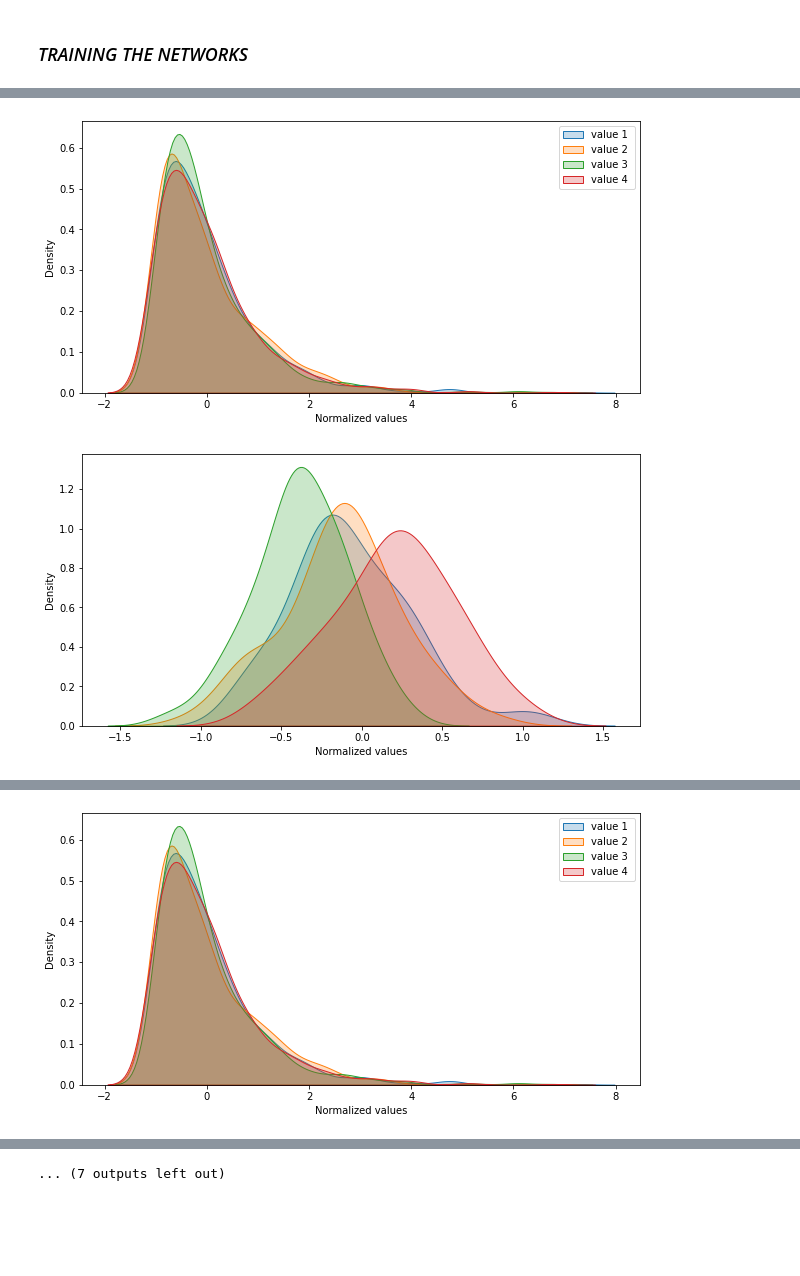
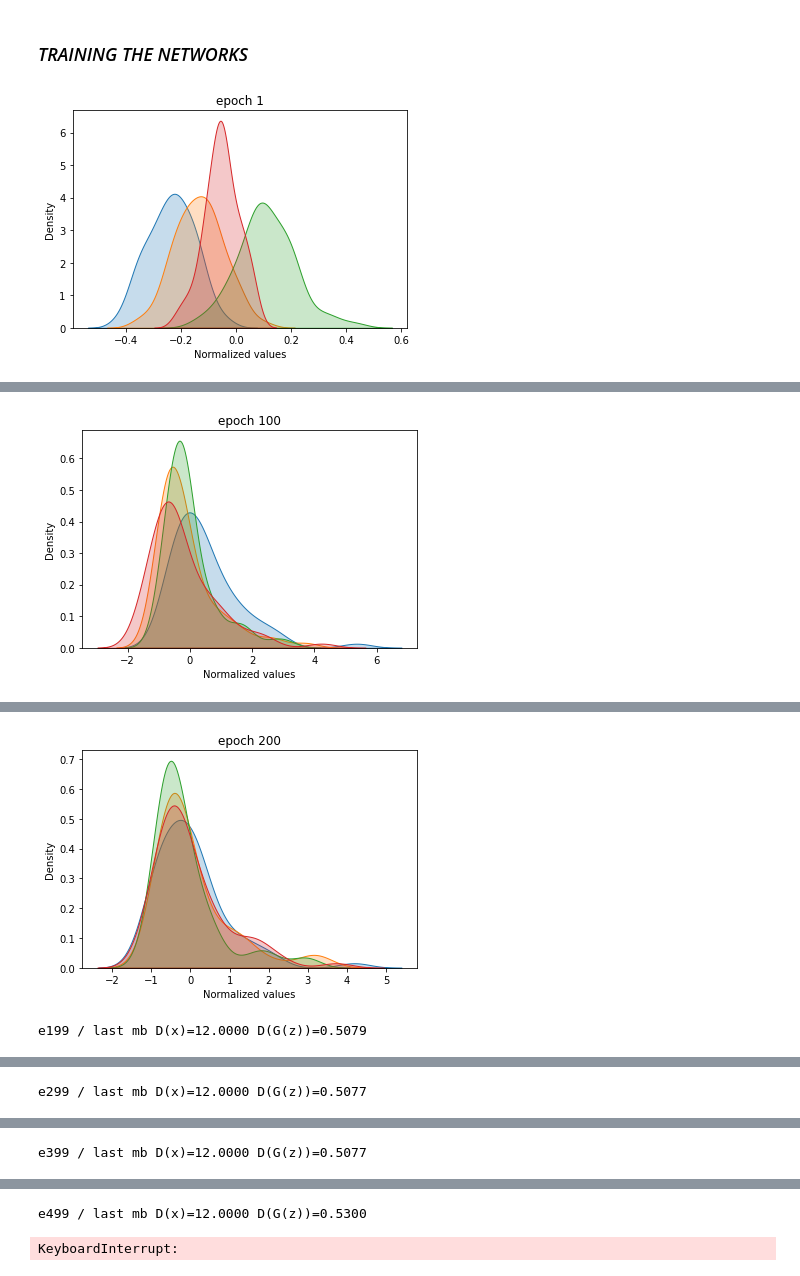
Before and after one commit to celine98/genhack, a Jupyter notebook: inferences.ipynb, the cells around one changed output, grey strips where cells are left out. Saved outputs shown, nothing was run; the diff lists cells and outputs as text; code cells hidden in the pictures; blank space fills up the shorter version.

```diff
--- a/inferences.ipynb
+++ b/inferences.ipynb
@@ -44,3 +42,2 @@
 # %%
-train_df = pd.read_csv("train.csv", index_col=0, names=["val1", "val2", "val3", "val4"])
-display(train_df)
+train_df = pd.read_csv("train.csv", index_col=0, names=["VAL1", "VAL2", "VAL3", "VAL4"])
@@ -70,8 +166,8 @@ train_df_normalized = (train_df-train_df.mean())/train_df.std()
 ### *DATA VISUALIZATION*
 # %%
 plt.figure(figsize=(10,5))
-for column in train_df_normalized.columns:
-    sns.kdeplot(train_df_normalized[column], shade=True)
+for column in train_df.columns:
+    sns.kdeplot(train_df[column], shade=True)
 plt.xlabel("Normalized values")
 plt.legend(labels=["value 1", "value 2 ", "value 3", "value 4"])
 plt.show()
@@ -111,18 +204,17 @@ class Disciminator(nn.Module):
 # %%
 class Generator(nn.Module):
 
-    def __init__(self, z_size=100):
+    def __init__(self, z_size=50):
         super(Generator, self).__init__()
-        self.fc1 = nn.Linear(z_size, 128)
+        self.fc1 = nn.Linear(z_size, 16)
         self.nl1 = nn.LeakyReLU(0.25)
-        self.fc2 = nn.Linear(128, 32)
-        self.bn2 = nn.BatchNorm1d(32)
+        self.fc2 = nn.Linear(16, 64)
         self.nl2 = nn.LeakyReLU(0.125)
-        self.fc3 = nn.Linear(32, 4)
+        self.fc3 = nn.Linear(64, 4)
 
     def forward(self, x):
         o = self.nl1(self.fc1(x))
-        o = self.nl2(self.bn2(self.fc2(o)))
+        o = self.nl2(self.fc2(o))
         return self.fc3(o)
 # %%
 D = Disciminator().to(device)
@@ -188,12 +277,9 @@ optimizerG = optim.SGD(G.parameters(), lr=0.05)
 # %%
 criterion = nn.BCELoss()
 n_epochs = 10000
-fixed_noise = torch.randn(batch_size, 100).to(device)
+fixed_noise = torch.randn(batch_size, 50).to(device)
 collect_x_gen = []
 # %%
-D = Disciminator().to(device)
-G = Generator().to(device)
-
 for epoch in range(n_epochs):
 
     for i,data in enumerate(train_ds_loader, 0):
@@ -207,7 +293,7 @@ for epoch in range(n_epochs):
         D_x_real = D(x_real)
         lossD_real = criterion(D_x_real, torch.ones((x_real.shape[0],1)).to(device))
 
-        z = torch.randn(batch_size, 100).to(device)
+        z = torch.randn(batch_size, 50).to(device)
         x_gen = G(z).detach()
         D_x_gen = D(x_gen)
         lossD_fake = criterion(D_x_gen, torch.zeros((x_gen.shape[0],1)).to(device))
@@ -216,11 +302,11 @@ for epoch in range(n_epochs):
         lossD.backward()
         optimizerD.step()
 
-        # STEP 2 : Discriminator optimization step
+        # STEP 2 : Generator optimization step
 
         optimizerG.zero_grad()
 
-        z = torch.randn(batch_size, 100).to(device)
+        z = torch.randn(batch_size, 50).to(device)
         x_gen = G(z)
 
         D_x_gen = D(x_gen)
@@ -229,26 +315,19 @@ for epoch in range(n_epochs):
         lossG.backward()
         optimizerG.step()
 
-    if (epoch+1)%500 == 0 or epoch==0:
-
-        print("epoch {} || lossD = {} | lossG = {}".format(epoch+1, lossD.item(), lossG.item()))
-
-        plt.figure(figsize=(10,5))
-        for column in train_df_normalized.columns:
-            sns.kdeplot(train_df_normalized[column], shade=True)
-        plt.xlabel("Normalized values")
-        plt.legend(labels=["value 1", "value 2 ", "value 3", "value 4"])
-        plt.show()
-
+    if (epoch+1)%100 == 0 or epoch==0:
         x_gen = G(fixed_noise)
         x_gen_df = pd.DataFrame(x_gen.cpu().detach().numpy())
-
-        plt.figure(figsize=(10,5))
         for column in x_gen_df.columns:
             sns.kdeplot(x_gen_df[column], shade=True)
+        plt.title("epoch {}".format(epoch+1))
         plt.xlabel("Normalized values")
         plt.show()
+        print("e{} / last mb D(x)={:.4f} D(G(z))={:.4f}".format(
+            epoch, len(train_ds_loader), D_x_real.mean().item(), D_x_gen.mean().item()
+        ))
 
     x_gen = G(fixed_noise)
     collect_x_gen.append(x_gen.detach().clone())
 # %% [output]
+[figure, new version]
@@ -256,2 +335 @@ epoch 1 || lossD = 1.426684856414795 | lossG = 0.903160810470581
-[figure, old version]
-[figure, old version]
+[figure, new version]
@@ -259 +337,2 @@ epoch 100 || lossD = 1.4254316091537476 | lossG = 0.9029125571250916
-[figure, old version]
+[figure, new version]
+e199 / last mb D(x)=12.0000 D(G(z))=0.5079
@@ -261,0 +340 @@ epoch 200 || lossD = 1.4274232387542725 | lossG = 0.9028010964393616
+e299 / last mb D(x)=12.0000 D(G(z))=0.5077
@@ -262,0 +342 @@ epoch 200 || lossD = 1.4274232387542725 | lossG = 0.9028010964393616
+e399 / last mb D(x)=12.0000 D(G(z))=0.5077
@@ -267,3 +344,4 @@ epoch 300 || lossD = 1.4260276556015015 | lossG = 0.902209997177124
-... (7 outputs left out)
+e499 / last mb D(x)=12.0000 D(G(z))=0.5300
+KeyboardInterrupt:
 # %%
 x=0
```
Also changed, not shown: parts of 29 cells of this notebook.
